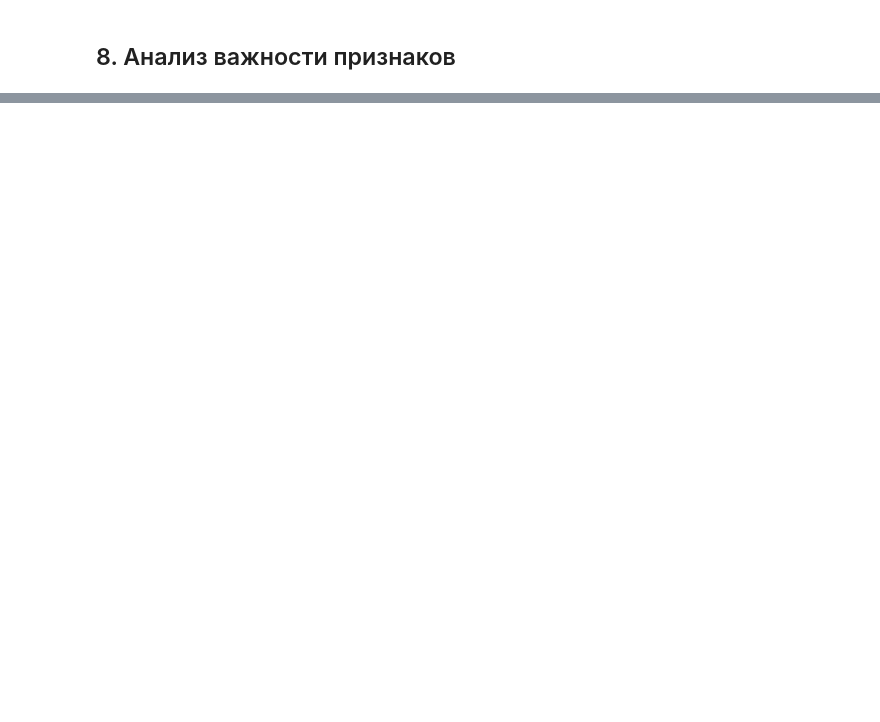
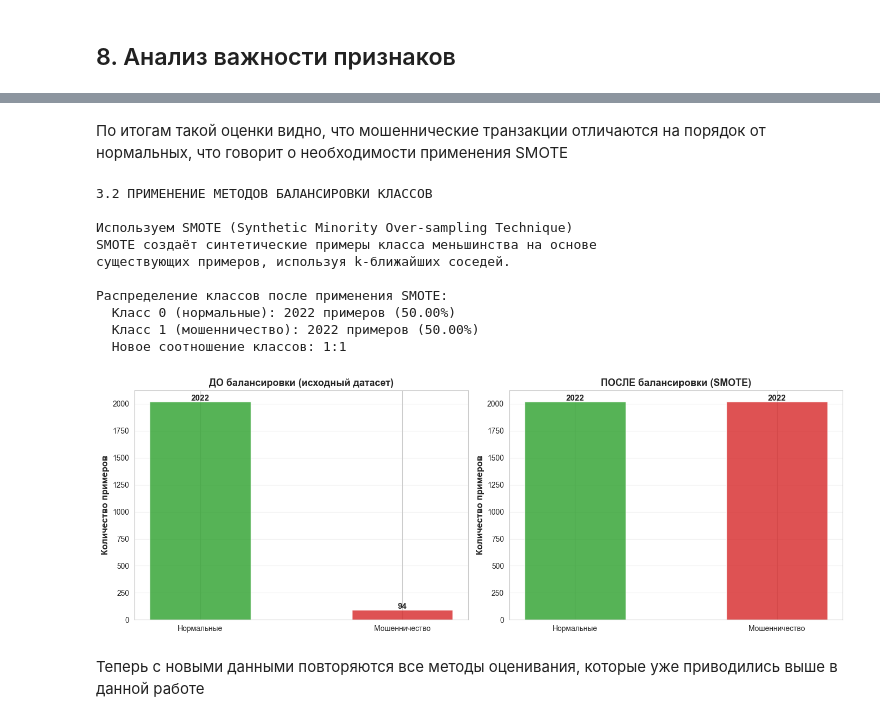
Before and after one commit to Vanya-sem/VVAD, a Jupyter notebook: ЛР5_Семенов_8.ipynb, the cells around one changed output, grey strips where cells are left out. Saved outputs shown, nothing was run; the diff lists cells and outputs as text; code cells hidden in the pictures; blank space fills up the shorter version.

```diff
--- a/ЛР5_Семенов_8.ipynb
+++ b/ЛР5_Семенов_8.ipynb
@@ -620,0 +858,54 @@ plt.show()
+# %% [markdown]
+По итогам такой оценки видно, что мошеннические транзакции отличаются на порядок от нормальных, что говорит о необходимости применения SMOTE
+# %%
+print('3.2 ПРИМЕНЕНИЕ МЕТОДОВ БАЛАНСИРОВКИ КЛАССОВ')
+from imblearn.over_sampling import SMOTE
+print('\nИспользуем SMOTE (Synthetic Minority Over-sampling Technique)')
+print('SMOTE создаёт синтетические примеры класса меньшинства на основе')
+print('существующих примеров, используя k-ближайших соседей.')
+
+smote = SMOTE(random_state=42, k_neighbors=3)
+X_train_balanced, y_train_balanced = smote.fit_resample(X_train_scaled, y_train)
+
+print('\nРаспределение классов после применения SMOTE:')
+balanced_class_distribution = pd.Series(y_train_balanced).value_counts()
+balanced_percentages = pd.Series(y_train_balanced).value_counts(normalize=True) * 100
+print(f'  Класс 0 (нормальные): {balanced_class_distribution[0]} примеров ({balanced_percentages[0]:.2f}%)')
+print(f'  Класс 1 (мошенничество): {balanced_class_distribution[1]} примеров ({balanced_percentages[1]:.2f}%)')
+print(f'  Новое соотношение классов: 1:1')
+
+fig, axes = plt.subplots(1, 2, figsize=(14, 5))
+axes[0].bar(['Нормальные', 'Мошенничество'], class_distribution,
+            color=['#2ca02c', '#d62728'], alpha=0.8, width=0.5)
+axes[0].set_ylabel('Количество примеров', fontsize=12, fontweight='bold')
+axes[0].set_title('ДО балансировки (исходный датасет)', fontsize=13, fontweight='bold')
+axes[0].grid(True, alpha=0.3, axis='y')
+
+for i, (label, count) in enumerate(zip(['Нормальные', 'Мошенничество'], class_distribution)):
+    axes[0].text(i, count + 10, str(count), ha='center', fontsize=11, fontweight='bold')
+
+axes[1].bar(['Нормальные', 'Мошенничество'], balanced_class_distribution,
+            color=['#2ca02c', '#d62728'], alpha=0.8, width=0.5)
+axes[1].set_ylabel('Количество примеров', fontsize=12, fontweight='bold')
+axes[1].set_title('ПОСЛЕ балансировки (SMOTE)', fontsize=13, fontweight='bold')
+axes[1].grid(True, alpha=0.3, axis='y')
+
+for i, (label, count) in enumerate(zip(['Нормальные', 'Мошенничество'], balanced_class_distribution)):
+    axes[1].text(i, count + 10, str(count), ha='center', fontsize=11, fontweight='bold')
+
+plt.tight_layout()
+plt.show()
+# %% [output]
+3.2 ПРИМЕНЕНИЕ МЕТОДОВ БАЛАНСИРОВКИ КЛАССОВ
+
+Используем SMOTE (Synthetic Minority Over-sampling Technique)
+SMOTE создаёт синтетические примеры класса меньшинства на основе
+существующих примеров, используя k-ближайших соседей.
+
+Распределение классов после применения SMOTE:
+  Класс 0 (нормальные): 2022 примеров (50.00%)
+  Класс 1 (мошенничество): 2022 примеров (50.00%)
+  Новое соотношение классов: 1:1
+[figure, added]
+# %% [markdown]
+Теперь с новыми данными повторяются все методы оценивания, которые уже приводились выше в данной работе
```
Also changed, not shown: parts of 28 cells of this notebook.
